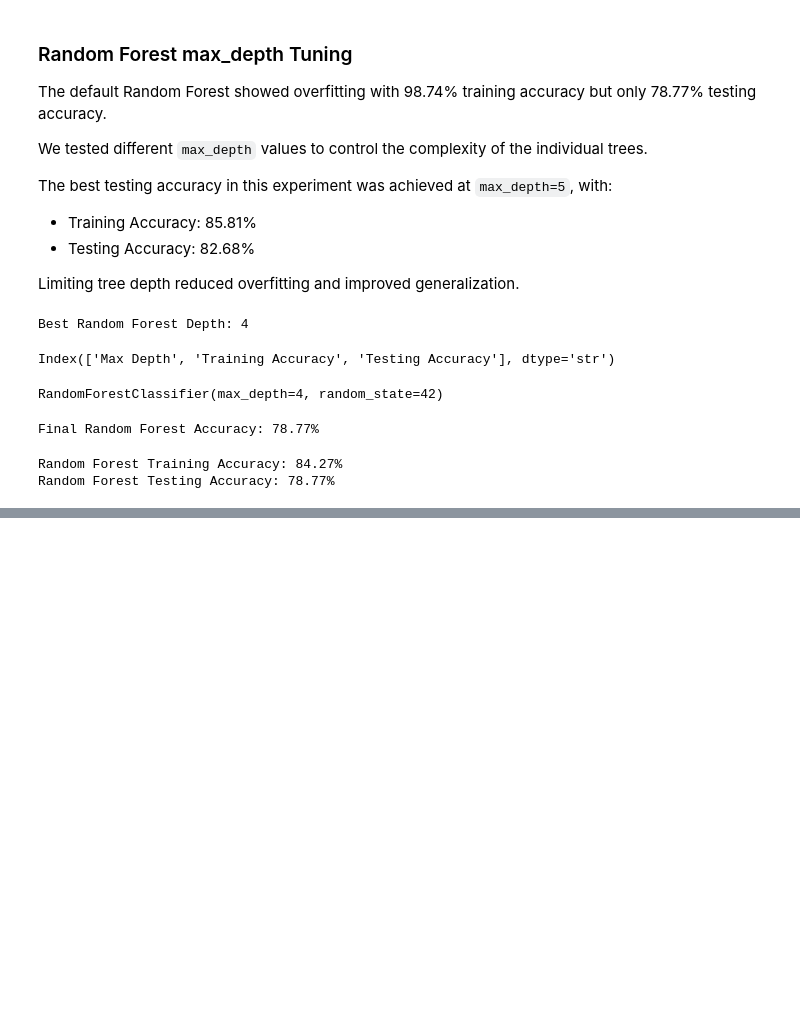
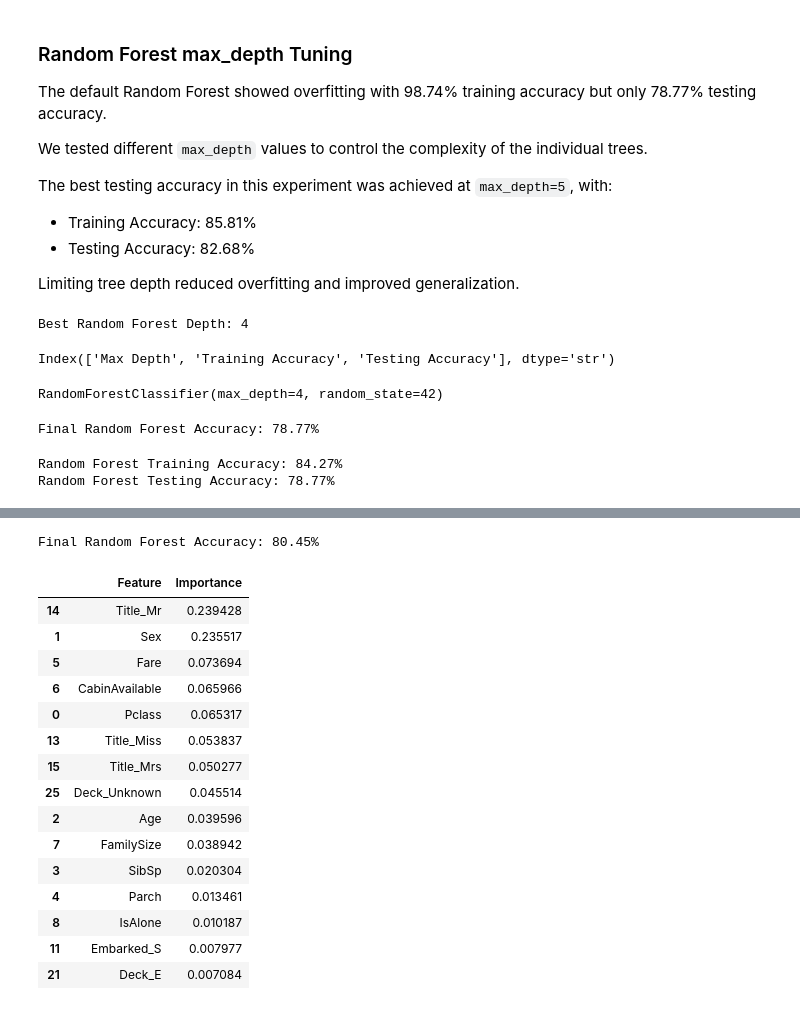
Before and after one commit to tharunika-19/Machine_Learning, a Jupyter notebook: Titanic Survival Intelligence/ Titanic_ML.ipynb, the cells around one changed output, grey strips where cells are left out. Drawn from its saved outputs; the diff is of its cells as text; code cells hidden in the pictures; blank space fills up the shorter version.

Commit message:
fine tuning random forest model

```diff
--- a/Titanic Survival Intelligence/ Titanic_ML.ipynb
+++ b/Titanic Survival Intelligence/ Titanic_ML.ipynb
@@ -1766,0 +1891,59 @@ Random Forest Testing Accuracy: 78.77%
+# %%
+rf_final = RandomForestClassifier(
+    n_estimators=500,
+    max_depth=4,
+    max_features="sqrt",
+    min_samples_leaf=4,
+    random_state=42
+)
+
+rf_final.fit(
+    X_train_tree,
+    y_train_tree
+)
+
+y_pred_rf_final = rf_final.predict(
+    X_test_tree
+)
+# %%
+from sklearn.metrics import accuracy_score
+
+rf_final_accuracy = accuracy_score(
+    y_test_tree,
+    y_pred_rf_final
+)
+
+print(f"Final Random Forest Accuracy: {rf_final_accuracy:.2%}")
+# %% [output]
+Final Random Forest Accuracy: 80.45%
+# %%
+import pandas as pd
+
+feature_importance = pd.DataFrame({
+    "Feature": X_train_tree.columns,
+    "Importance": rf_final.feature_importances_
+})
+
+feature_importance = feature_importance.sort_values(
+    by="Importance",
+    ascending=False
+)
+
+feature_importance.head(15)
+# %% [output]
+|  | Feature | Importance |
+| 14 | Title_Mr | 0.239428 |
+| 1 | Sex | 0.235517 |
+| 5 | Fare | 0.073694 |
+| 6 | CabinAvailable | 0.065966 |
+| 0 | Pclass | 0.065317 |
+| 13 | Title_Miss | 0.053837 |
+| 15 | Title_Mrs | 0.050277 |
+| 25 | Deck_Unknown | 0.045514 |
+| 2 | Age | 0.039596 |
+| 7 | FamilySize | 0.038942 |
+| 3 | SibSp | 0.020304 |
+| 4 | Parch | 0.013461 |
+| 8 | IsAlone | 0.010187 |
+| 11 | Embarked_S | 0.007977 |
+| 21 | Deck_E | 0.007084 |
```
Also changed, not shown: parts of 4 cells of this notebook.
